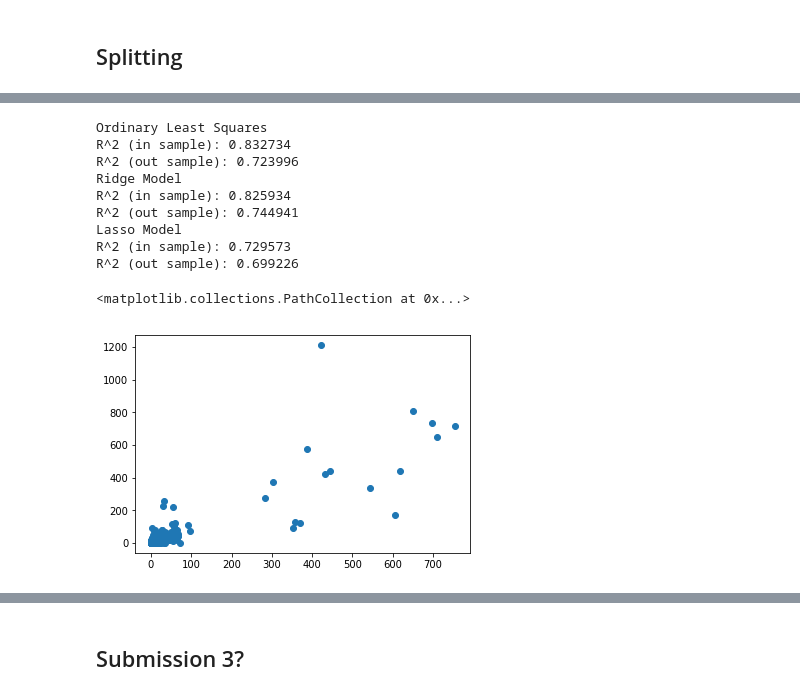
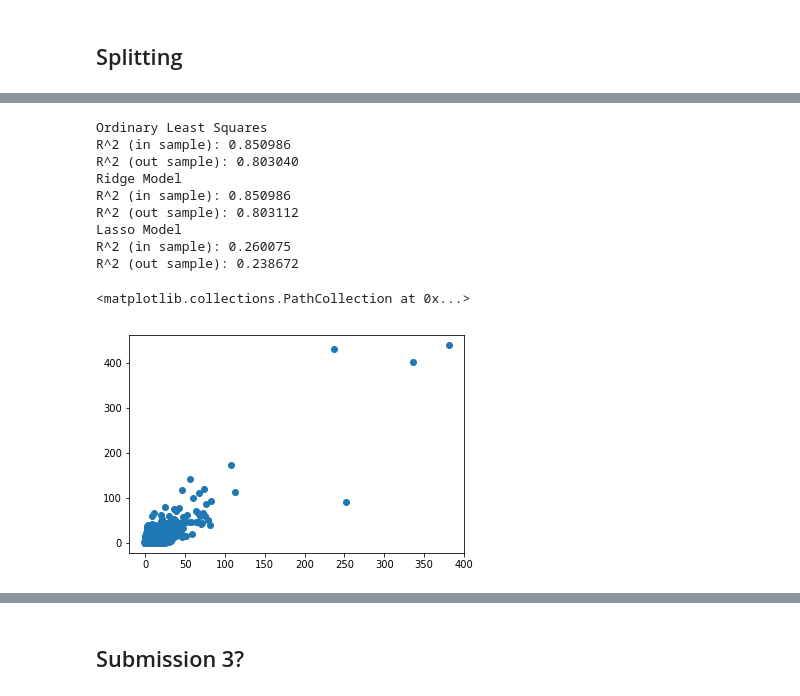
Before and after one commit to majesticfish/CS156B-Covid-Challenge, a Jupyter notebook: exploratory/Sean's Notebook/Just XY, please.ipynb, the cells around one changed output, grey strips where cells are left out. Saved outputs shown, nothing was run; the diff lists cells and outputs as text; code cells hidden in the pictures.

```diff
--- a/exploratory/Sean's Notebook/Just XY, please.ipynb
+++ b/exploratory/Sean's Notebook/Just XY, please.ipynb
@@ -130,12 +158,14 @@ def state_to_fip(state_abr):
     # Converts state abbreviation to FIPS code
     return df_jhu_states.fips[df_jhu_states.State == state_abr].values[0]
 # %%
-def get_XY(df, features, delta_y, look_back_y, y_generator, fips_list=get_fips(),
-           moving_window=True, start_date=90, offset=0):
-    df = df[features]
+def get_XY(df, delta_y, look_back_y, y_generator, fips_list=get_fips(),
+           moving_window=True, start_date=110, offset=0, features=None):
+    if features != None:
+        df = df[features]
     df = df[df.fips % 1000 != 0] # remove aggregate states
     df = df[df.State != 'PR']   # peurto rico has some weird data...
 
+    df['state resturant data'] = df['fips'].map(lambda fip: 0)
     df['mobility'] = df['fips'].map(lambda fip: 0)
     df['cases'] = df['fips'].map(lambda fip: 0)
 
@@ -165,10 +195,14 @@ def get_XY(df, features, delta_y, look_back_y, y_generator, fips_list=get_fips()
             continue
         for j in range(-1-offset, -len(ys), -1):
             base = df.loc[fips].values
+            time = t[j-delta_y]
+            try:
+                base[-look_back_y - 3] = bookings_data[df.at[fips, 'State']][time]
+            except:
+                base[-look_back_y - 3] = -100
             if j - delta_y >= -len(cum_cases):
                 base[-look_back_y - 1] = cum_cases[j - delta_y]
             try:
-                time = t[j-delta_y]
                 base[-look_back_y - 2] = mobility_counter.getYByDay(int(fips), time)
                 if time < start_date:
                     break
@@ -189,8 +223,10 @@ def get_XY(df, features, delta_y, look_back_y, y_generator, fips_list=get_fips()
     df_new['target'] = Y
     return df_new
 
-def get_XY_with_neighs(df, features, delta_y, look_back_y, y_generator, fips_list=get_fips(), moving_window=True,offset=0):
-    df_new = get_XY(df, features, delta_y, look_back_y, y_generator, fips_list=fips_list, moving_window=moving_window,offset=offset)
+def get_XY_with_neighs(df, delta_y, look_back_y, y_generator, fips_list=get_fips(), moving_window=True,offset=0, features=None):
+    if features != None:
+        df = df[features]
+    df_new = get_XY(df, delta_y, look_back_y, y_generator, fips_list=fips_list, moving_window=moving_window,offset=offset)
     df_new = df_new.loc[~np.isnan(df_new.pclon10)]
     X = df_new.iloc[:,2:-1]
     y = df_new['target'].values
@@ -202,9 +238,9 @@ def Rsquare(pred, actual):
 # %% [markdown]
 ## Splitting
 # %%
-large_fips, small_fips = split_fips(cum_death_counter,min_thresh=10)
+large_fips, small_fips = split_fips(cum_death_counter,min_thresh=1)
 # %%
-X,y = get_XY_with_neighs(df_jhu_merged, features, 1, 10, delta_death_counter, fips_list=large_fips,offset=1)
+X,y = get_XY_with_neighs(df_jhu_merged, 1, 10, delta_death_counter, fips_list=large_fips,offset=0,features=features)
 X_train, X_test, y_train, y_test = train_test_split(X, y, test_size=0.4)
 # %%
 nof_list=np.arange(1,44)
@@ -234,6 +270,6 @@ Score with 20 features: 0.723996
 # %%
 model = LinearRegression()
-rfe = RFE(model,20)
+rfe = RFE(model,34)
 X_train_rfe = rfe.fit_transform(X_train,y_train)
 X_test_rfe = rfe.transform(X_test)
 model.fit(X_train_rfe,y_train)
@@ -282,31 +307,31 @@ X_train_filtered.head()
 # %%
 normal_model = LinearRegression().fit(X_train_filtered.values, y_train)
 print("Ordinary Least Squares")
 print("R^2 (in sample): %f" % normal_model.score(X_train_filtered,y_train))
 print("R^2 (out sample): %f" % normal_model.score(X_test_filtered,y_test))
-ridge_model = Ridge(alpha=900000)
+ridge_model = Ridge(alpha=900)
 ridge_model.fit(X_train_filtered.values, y_train)
 print("Ridge Model")
 print("R^2 (in sample): %f" % ridge_model.score(X_train_filtered,y_train))
 print("R^2 (out sample): %f" % ridge_model.score(X_test_filtered,y_test))
 lasso_model = Lasso(alpha=100)
 lasso_model.fit(X_train_filtered.values, y_train)
 print("Lasso Model")
 print("R^2 (in sample): %f" % lasso_model.score(X_train_filtered,y_train))
 print("R^2 (out sample): %f" % lasso_model.score(X_test_filtered,y_test))
 plt.scatter(ridge_model.predict(X_test_filtered), y_test)
 # %% [output]
 Ordinary Least Squares
-R^2 (in sample): 0.832734
-R^2 (out sample): 0.723996
+R^2 (in sample): 0.850986
+R^2 (out sample): 0.803040
 Ridge Model
-R^2 (in sample): 0.825934
-R^2 (out sample): 0.744941
+R^2 (in sample): 0.850986
+R^2 (out sample): 0.803112
 Lasso Model
-R^2 (in sample): 0.729573
-R^2 (out sample): 0.699226
+R^2 (in sample): 0.260075
+R^2 (out sample): 0.238672
 <matplotlib.collections.PathCollection at 0x...>
-[figure, old version]
+[figure, new version]
 # %%
 gbm = lgb.LGBMRegressor(n_estimators=1500);
 gbm.fit(X_train_filtered, y_train,
```
Also changed, not shown: parts of 14 cells of this notebook, 2 other files.
